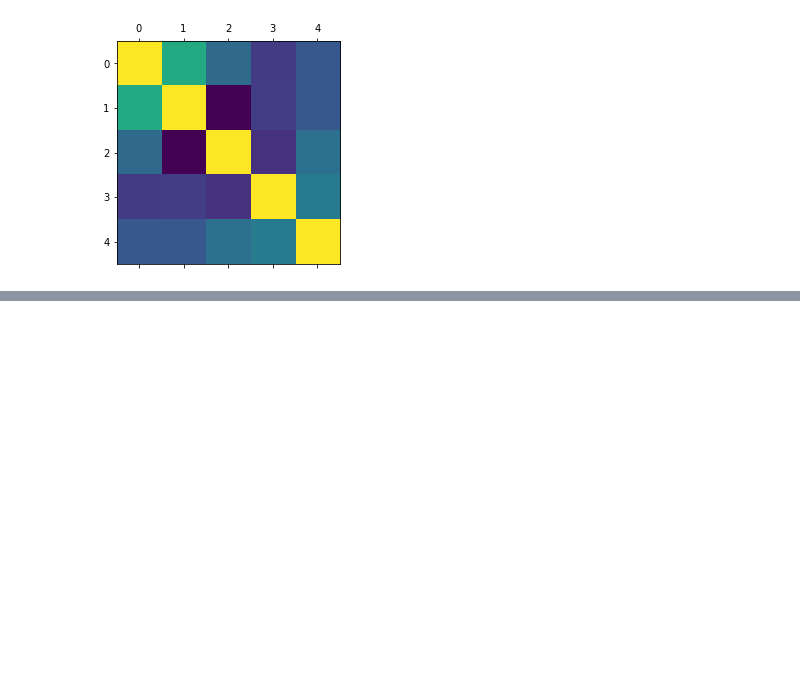
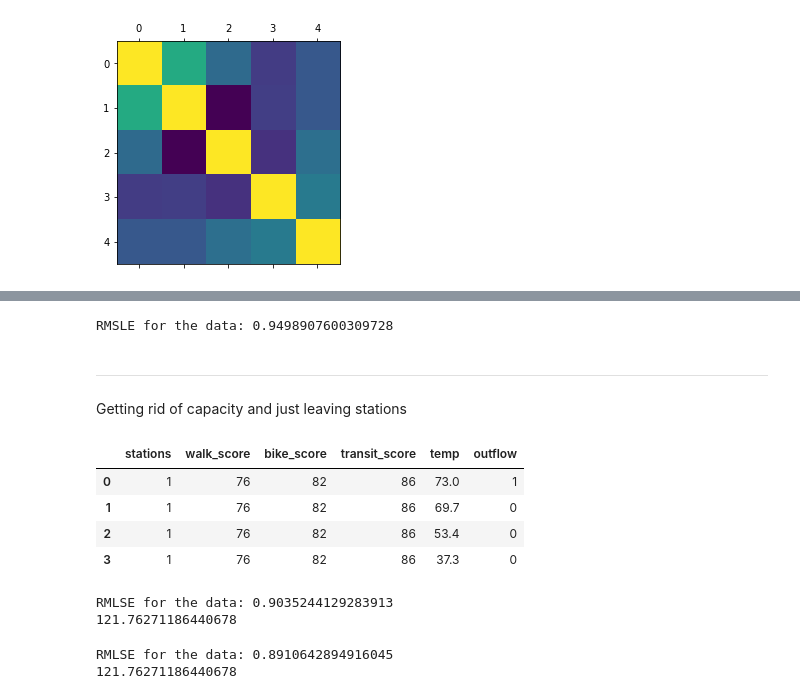
Before and after one commit to katelyn98/HealthyRide-Mapping, a Jupyter notebook: Models/RandomForestModel.ipynb, the cells around one changed output, grey strips where cells are left out. Drawn from its saved outputs; the diff is of its cells as text; code cells hidden in the pictures; blank space fills up the shorter version.

```diff
--- a/Models/RandomForestModel.ipynb
+++ b/Models/RandomForestModel.ipynb
@@ -293,0 +360,33 @@ plt.show()
+# %%
+#Adaboost Regressor
+from sklearn.ensemble import AdaBoostRegressor
+ar = AdaBoostRegressor(base_estimator=RF,random_state=0)
+ar_params = {'n_estimators':np.arange(25,200,25)}
+
+gs_ar = GridSearchCV(ar,ar_params,cv=3)
+gs_ar.fit(X_train,y_train)
+c = gs_ar.best_params_
+
+ab_rf = AdaBoostRegressor(base_estimator=RF,n_estimators=c['n_estimators'],random_state=0)
+model = ab_rf.fit(X_train,y_train)
+y_pred = model.predict(X_test)
+
+msle=mean_squared_log_error(y_pred,y_test)
+rmsle=np.sqrt(msle)
+print('RMSLE for the data:',rmsle) # For Ada-Boost
+# %% [output]
+RMSLE for the data: 0.9498907600309728
+# %% [markdown]
+---
+# %% [markdown]
+Getting rid of capacity and just leaving stations
+# %%
+df = pd.read_csv('../Data/PGH/DemandPrediction/learning_set_spatial.csv')
+df = df.drop(columns=['Unnamed: 0', 'capacity','index', 'year', 'month'])
+df.head(4)
+# %% [output]
+|  | stations | walk_score | bike_score | transit_score | temp | outflow |
+| 0 | 1 | 76 | 82 | 86 | 73.0 | 1 |
+| 1 | 1 | 76 | 82 | 86 | 69.7 | 0 |
+| 2 | 1 | 76 | 82 | 86 | 53.4 | 0 |
+| 3 | 1 | 76 | 82 | 86 | 37.3 | 0 |
@@ -293,0 +398,43 @@ plt.show()
+# %%
+from sklearn.tree import DecisionTreeRegressor
+from sklearn.model_selection import GridSearchCV
+
+dt = DecisionTreeRegressor(random_state=0)
+dt_params = {'max_depth':np.arange(1,50,2),'min_samples_leaf':np.arange(2,15)}
+
+gs_dt = GridSearchCV(dt,dt_params,cv=3)
+gs_dt.fit(X_train,y_train)
+a = gs_dt.best_params_
+
+dtr=DecisionTreeRegressor(max_depth=a['max_depth'],min_samples_leaf= a['min_samples_leaf'])
+model = dtr.fit(X_train,y_train)
+y_pred = model.predict(X_test)
+
+from sklearn.metrics import mean_squared_log_error
+msle=mean_squared_log_error(y_pred,y_test)
+rmsle=np.sqrt(msle)
+print('RMLSE for the data:',rmsle) # For decision tree
+print(np.mean(y_test))
+# %% [output]
+RMLSE for the data: 0.9035244129283913
+121.76271186440678
+# %%
+#Random Forest
+rf = RandomForestRegressor(random_state=0)
+rf_params = {'n_estimators':np.arange(25,150,25),'max_depth':np.arange(1,11,2),'min_samples_leaf':np.arange(2,15,3)}
+
+gs_rf = GridSearchCV(rf,rf_params,cv=3)
+gs_rf.fit(X_train,y_train)
+b = gs_rf.best_params_
+
+RF = RandomForestRegressor(n_estimators=b['n_estimators'],max_depth=b['max_depth'],min_samples_leaf=b['min_samples_leaf'],random_state=0)
+model = RF.fit(X_train,y_train)
+y_pred = model.predict(X_test)
+
+msle=mean_squared_log_error(y_pred,y_test)
+rmsle=np.sqrt(msle)
+print('RMLSE for the data:',rmsle) # For random forest
+print(np.mean(y_test))
+# %% [output]
+RMLSE for the data: 0.8910642894916045
+121.76271186440678
```
Also changed, not shown: parts of 29 cells of this notebook, 4 other files.
